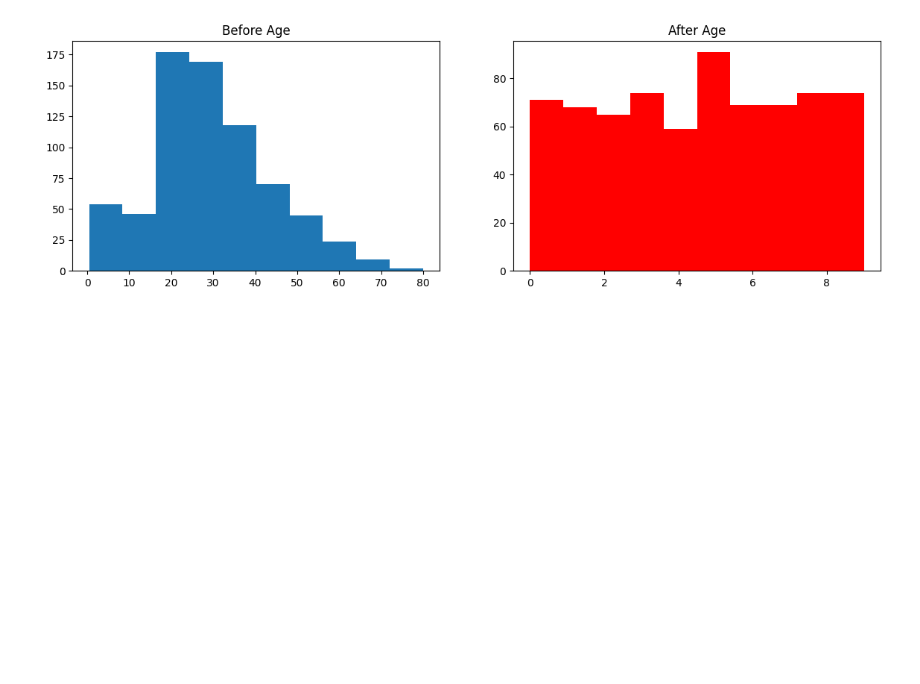
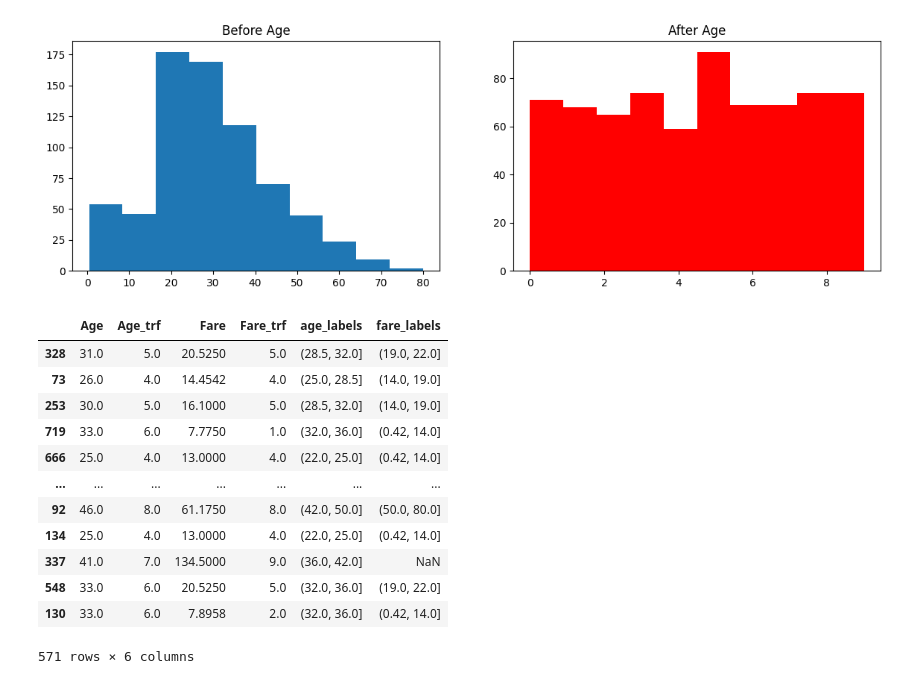
Before and after one commit to ajaykumar080286/feature_engineering, a Jupyter notebook: 18_binning_and_binarization.ipynb, the cells around one changed output. Cells and saved outputs as stored; diff of their text form; code cells hidden in the pictures; blank space fills up the shorter version.

```diff
--- a/18_binning_and_binarization.ipynb
+++ b/18_binning_and_binarization.ipynb
@@ -139,3 +139,24 @@ descritization_number(15,"kmeans")
 # %% [output]
 0.682140062597809
 [figure]
+# %%
+df1['age_labels'] = pd.cut(x=X_train['Age'],
+                                    bins=column_trasfer.named_transformers_['trf1'].bin_edges_[0].tolist())
+df1['fare_labels'] = pd.cut(x=X_train['Fare'],
+                                    bins=column_trasfer.named_transformers_['trf1'].bin_edges_[0].tolist())
+# %%
+df1
+# %% [output]
+|  | Age | Age_trf | Fare | Fare_trf | age_labels | fare_labels |
+| 328 | 31.0 | 5.0 | 20.5250 | 5.0 | (28.5, 32.0] | (19.0, 22.0] |
+| 73 | 26.0 | 4.0 | 14.4542 | 4.0 | (25.0, 28.5] | (14.0, 19.0] |
+| 253 | 30.0 | 5.0 | 16.1000 | 5.0 | (28.5, 32.0] | (14.0, 19.0] |
+| 719 | 33.0 | 6.0 | 7.7750 | 1.0 | (32.0, 36.0] | (0.42, 14.0] |
+| 666 | 25.0 | 4.0 | 13.0000 | 4.0 | (22.0, 25.0] | (0.42, 14.0] |
+| ... | ... | ... | ... | ... | ... | ... |
+| 92 | 46.0 | 8.0 | 61.1750 | 8.0 | (42.0, 50.0] | (50.0, 80.0] |
+| 134 | 25.0 | 4.0 | 13.0000 | 4.0 | (22.0, 25.0] | (0.42, 14.0] |
+| 337 | 41.0 | 7.0 | 134.5000 | 9.0 | (36.0, 42.0] | NaN |
+| 548 | 33.0 | 6.0 | 20.5250 | 5.0 | (32.0, 36.0] | (19.0, 22.0] |
+| 130 | 33.0 | 6.0 | 7.8958 | 2.0 | (32.0, 36.0] | (0.42, 14.0] |
+571 rows × 6 columns
```
Also changed, not shown: parts of 1 cell of this notebook.
